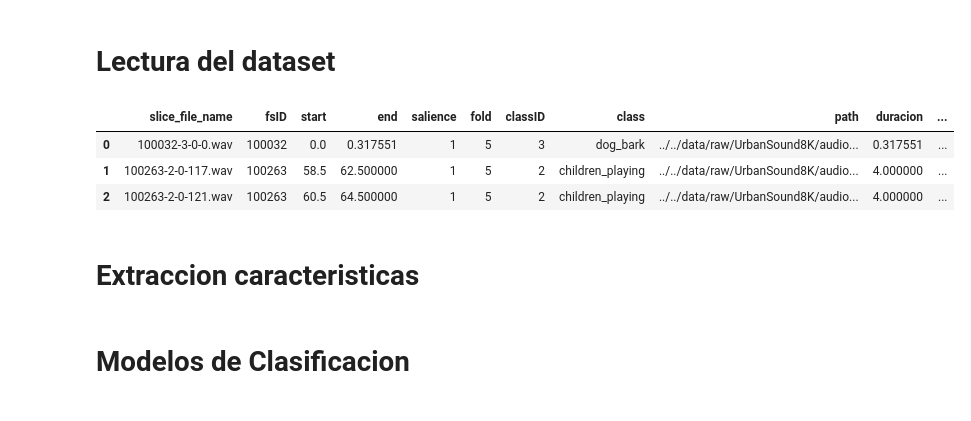
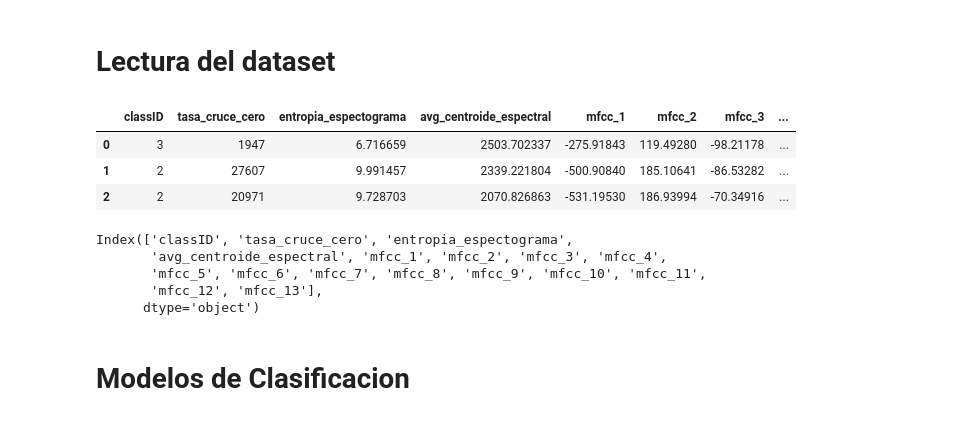
Before and after one commit to colbert6/tfm-clasificador-fuentes-sonoras-ciudad, a Jupyter notebook: notebooks/modelado/MD01-Clasificacion.ipynb, the cells around one changed output. Cells and saved outputs as stored; diff of their text form; code cells hidden in the pictures.

```diff
--- a/notebooks/modelado/MD01-Clasificacion.ipynb
+++ b/notebooks/modelado/MD01-Clasificacion.ipynb
@@ -26,22 +30,22 @@ from sklearn.preprocessing import MinMaxScaler, StandardScaler
 # %%
 urbansound8k_path = "../../data/raw/UrbanSound8K/"
 
 # Primer dataset - Carpeta con los audios
 urbansound8k_audio_path = "audio/"
 
 # Segundo dataset - Archivo CSV con metadatos sobre los audios
 urbansound8k_metadata_path_file = "metadata/UrbanSound8K.csv"
 
 # Dataset CSV con metadatos generados a partir de los audios
-dataset_urbansound8k_path_file = "../../data/processed/metadata_urbansound8k_adic.csv"
+dataset_urbansound8k_vfinal_path_file = "../../data/final/dataset_urbansound8k_vfinal.csv"
 
-dataset_urbansound8k_df = pd.read_csv("../../data/processed/metadata_urbansound8k_adic.csv", sep=";")
+variable_predict =  'classID'
+
+dataset_urbansound8k_df = pd.read_csv(dataset_urbansound8k_vfinal_path_file, sep=";")
 
 dataset_urbansound8k_df.head(3)
 # %% [output]
-|  | slice_file_name | fsID | start | end | salience | fold | classID | class | path | duracion | ... |
-| 0 | 100032-3-0-0.wav | 100032 | 0.0 | 0.317551 | 1 | 5 | 3 | dog_bark | ../../data/raw/UrbanSound8K/audio... | 0.317551 | ... |
-| 1 | 100263-2-0-117.wav | 100263 | 58.5 | 62.500000 | 1 | 5 | 2 | children_playing | ../../data/raw/UrbanSound8K/audio... | 4.000000 | ... |
-| 2 | 100263-2-0-121.wav | 100263 | 60.5 | 64.500000 | 1 | 5 | 2 | children_playing | ../../data/raw/UrbanSound8K/audio... | 4.000000 | ... |
+|  | classID | tasa_cruce_cero | entropia_espectograma | avg_centroide_espectral | mfcc_1 | mfcc_2 | mfcc_3 | ... |
+| 0 | 3 | 1947 | 6.716659 | 2503.702337 | -275.91843 | 119.49280 | -98.21178 | ... |
+| 1 | 2 | 27607 | 9.991457 | 2339.221804 | -500.90840 | 185.10641 | -86.53282 | ... |
+| 2 | 2 | 20971 | 9.728703 | 2070.826863 | -531.19530 | 186.93994 | -70.34916 | ... |
-# %% [markdown]
-# Extraccion caracteristicas
@@ -67,0 +52,8 @@ X_train, X_test, y_train, y_test = train_test_split(X, y, test_size=0.2, random_
+# %%
+dataset_urbansound8k_df.columns
+# %% [output]
+Index(['classID', 'tasa_cruce_cero', 'entropia_espectograma',
+       'avg_centroide_espectral', 'mfcc_1', 'mfcc_2', 'mfcc_3', 'mfcc_4',
+       'mfcc_5', 'mfcc_6', 'mfcc_7', 'mfcc_8', 'mfcc_9', 'mfcc_10', 'mfcc_11',
+       'mfcc_12', 'mfcc_13'],
+      dtype='object')
```
Also changed, not shown: parts of 9 cells of this notebook, 4 other files.
